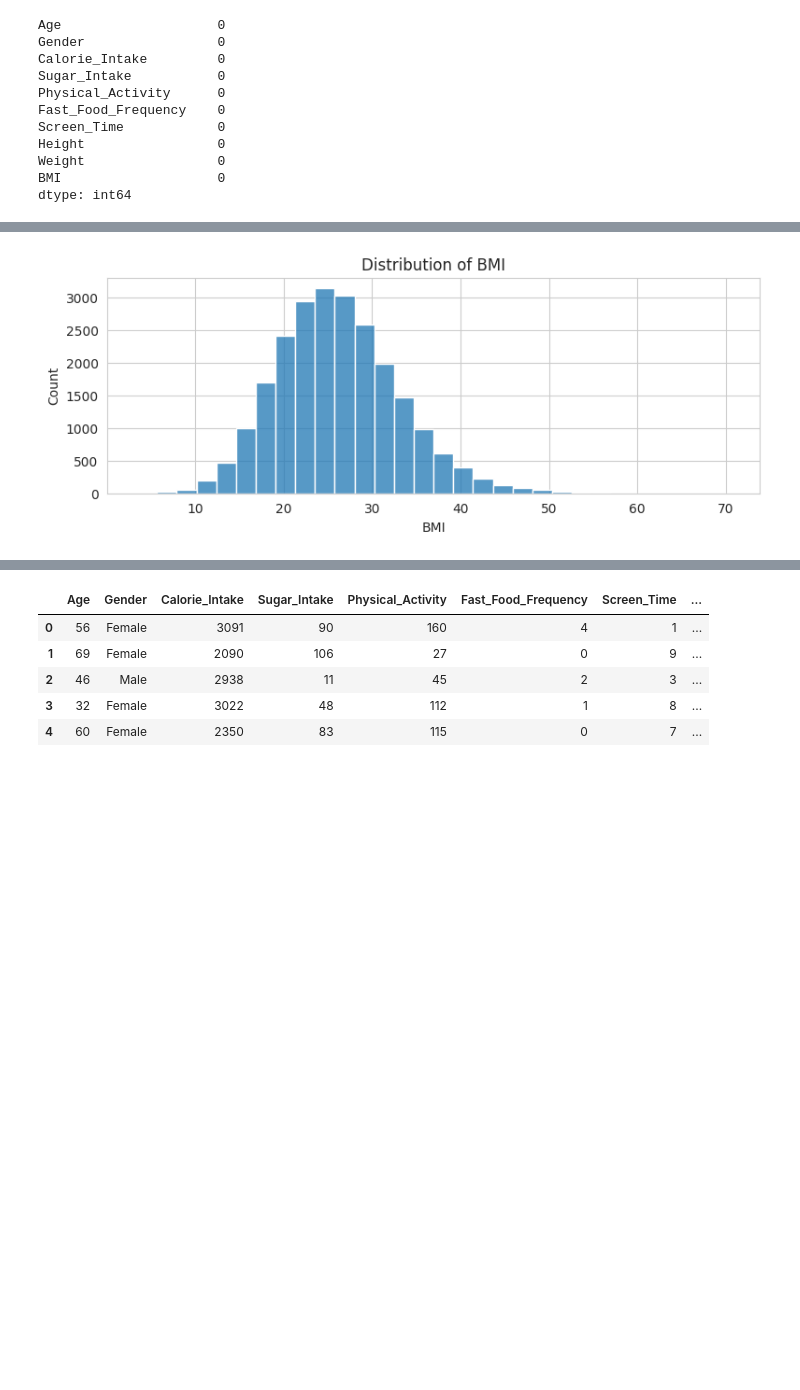
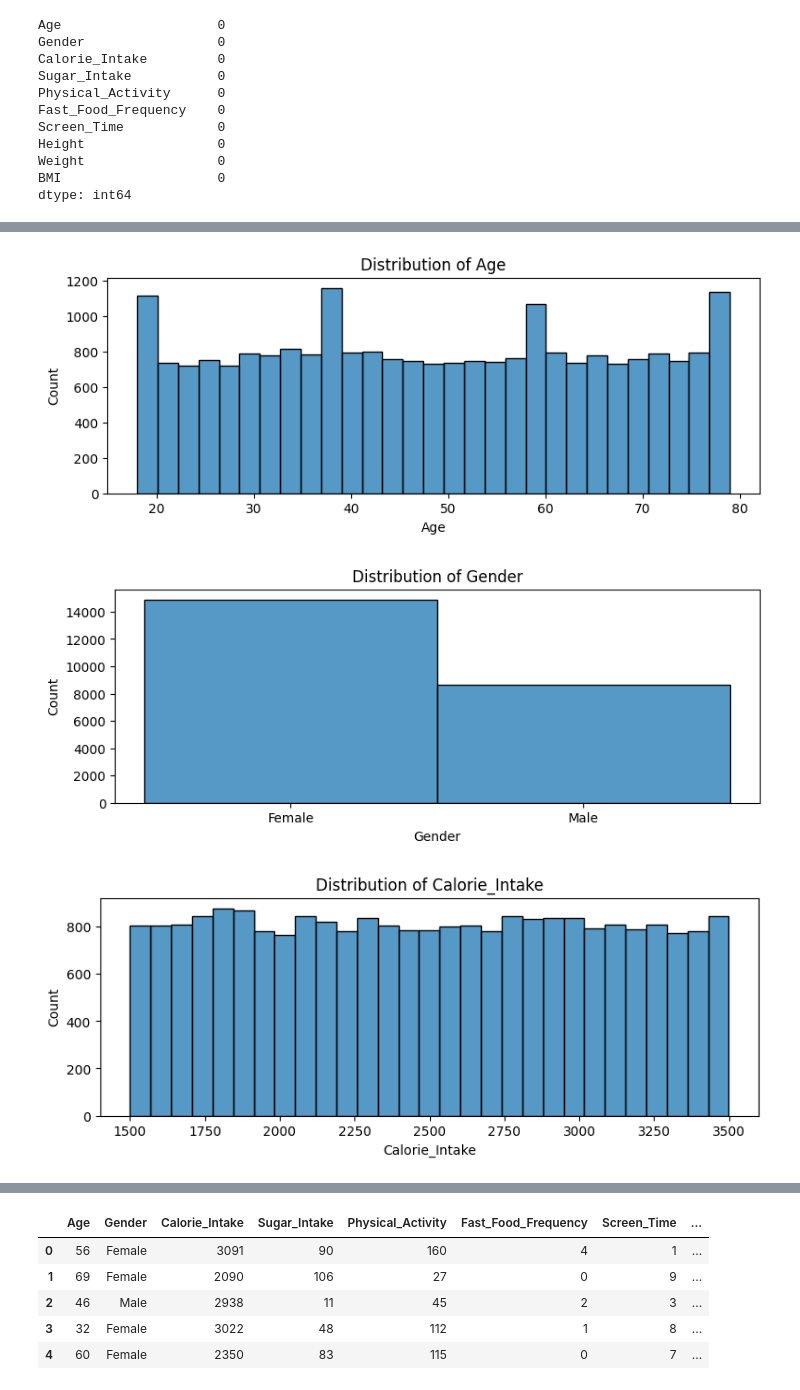
Before and after one commit to Jinyu-Luo/CHL5230, a Jupyter notebook: Datathon_1_BMI_Lily_Edit.ipynb, the cells around one changed output, grey strips where cells are left out. Saved outputs shown, nothing was run; the diff lists cells and outputs as text; code cells hidden in the pictures; blank space fills up the shorter version.

```diff
--- a/Datathon_1_BMI_Lily_Edit.ipynb
+++ b/Datathon_1_BMI_Lily_Edit.ipynb
@@ -143,13 +100,14 @@ plt.show()
 # %%
-# Distribtuion of BMI
+  # Visualize histograms for all variables
 
-plt.figure(figsize=(9,3))
-sns.histplot(data["BMI"], bins = 30, kde=False)
-plt.title('Distribution of BMI')
-plt.xlabel('BMI')
-plt.ylabel("Count")
-plt.show()
-
-# follows normal distribution
+  for column in data.columns:
+    plt.figure(figsize=(9, 3))
+    sns.histplot(data[column], kde=False)
+    plt.title(f'Distribution of {column}')
+    plt.xlabel(column)
+    plt.ylabel("Count")
+    plt.show()
 # %% [output]
-[figure, old version]
+[figure, new version]
+[figure, added]
+[figure, added]
```
Also changed, not shown: parts of 15 cells of this notebook.
